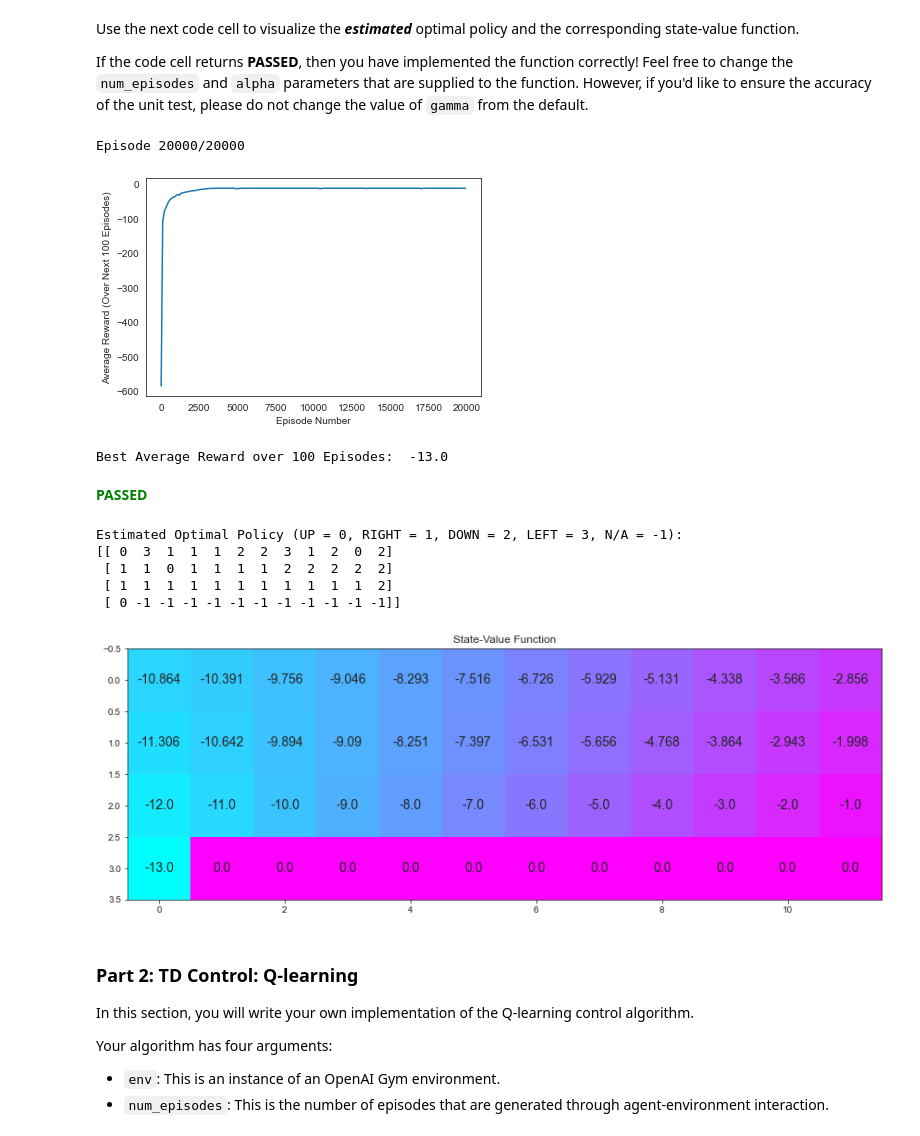
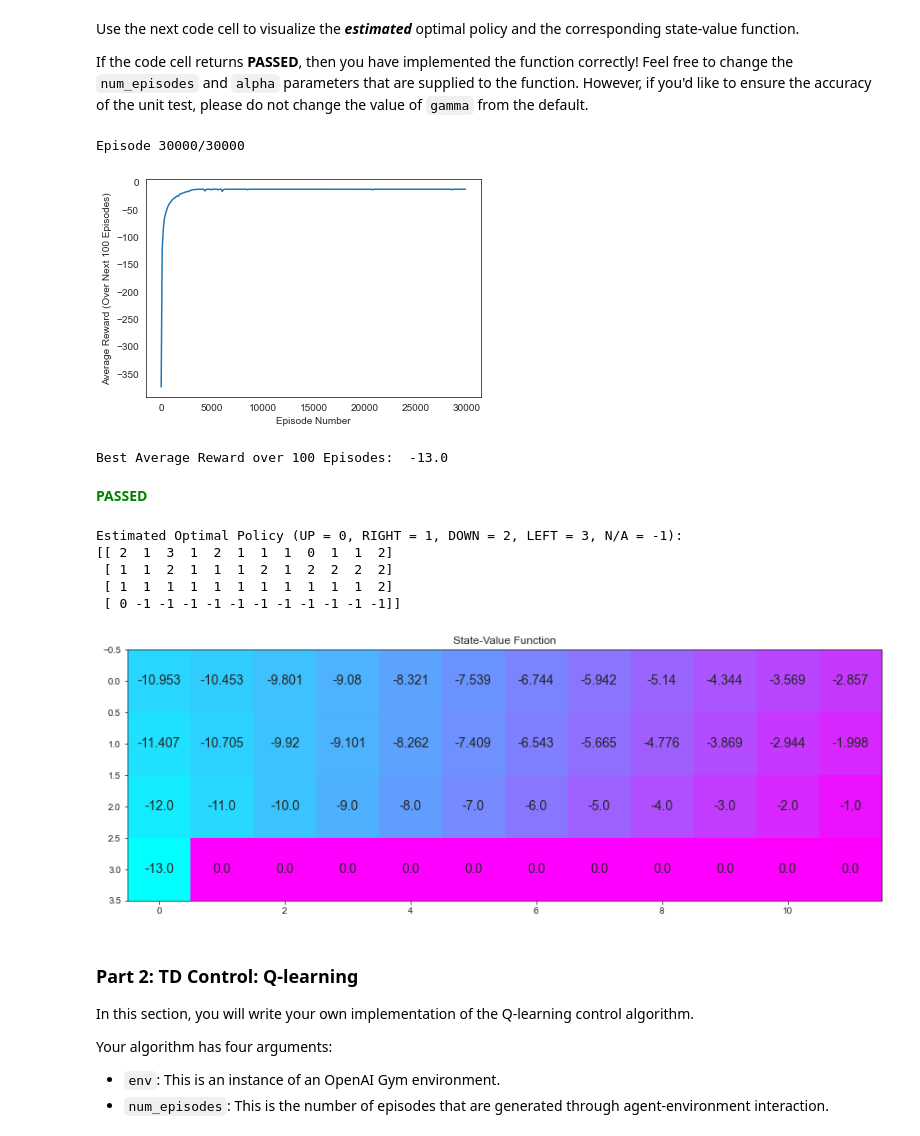
Before and after one commit to happyshawnqian/deep-reinforcement-learning, a Jupyter notebook: temporal-difference/Temporal_Difference_Solution.ipynb, the cells around one changed output. Drawn from its saved outputs; the diff is of its cells as text; code cells hidden in the pictures.

Commit message:
fix: increase episode number in solution

```diff
--- a/temporal-difference/Temporal_Difference_Solution.ipynb
+++ b/temporal-difference/Temporal_Difference_Solution.ipynb
@@ -159,25 +159,25 @@ Use the next code cell to visualize the **_estimated_** optimal policy and the c
 If the code cell returns **PASSED**, then you have implemented the function correctly!  Feel free to change the `num_episodes` and `alpha` parameters that are supplied to the function.  However, if you'd like to ensure the accuracy of the unit test, please do not change the value of `gamma` from the default.
 # %%
 # obtain the estimated optimal policy and corresponding action-value function
-Q_sarsa = sarsa(env, 20000, .01)
+Q_sarsa = sarsa(env, 30000, .01)
 
 # print the estimated optimal policy
 policy_sarsa = np.array([np.argmax(Q_sarsa[key]) if key in Q_sarsa else -1 for key in np.arange(48)]).reshape(4,12)
 check_test.run_check('td_control_check', policy_sarsa)
 print("\nEstimated Optimal Policy (UP = 0, RIGHT = 1, DOWN = 2, LEFT = 3, N/A = -1):")
 print(policy_sarsa)
 
 # plot the estimated optimal state-value function
 V_sarsa = ([np.max(Q_sarsa[key]) if key in Q_sarsa else 0 for key in np.arange(48)])
 plot_values(V_sarsa)
 # %% [output]
-Episode 20000/20000
+Episode 30000/30000
-[figure, old version]
+[figure, new version]
 Best Average Reward over 100 Episodes:  -13.0
 **<span style="color: green;">PASSED</span>**
 Estimated Optimal Policy (UP = 0, RIGHT = 1, DOWN = 2, LEFT = 3, N/A = -1):
-[[ 0  3  1  1  1  2  2  3  1  2  0  2]
- [ 1  1  0  1  1  1  1  2  2  2  2  2]
+[[ 2  1  3  1  2  1  1  1  0  1  1  2]
+ [ 1  1  2  1  1  1  2  1  2  2  2  2]
  [ 1  1  1  1  1  1  1  1  1  1  1  2]
  [ 0 -1 -1 -1 -1 -1 -1 -1 -1 -1 -1 -1]]
 [figure]
```
Also changed, not shown: 1 other file.
